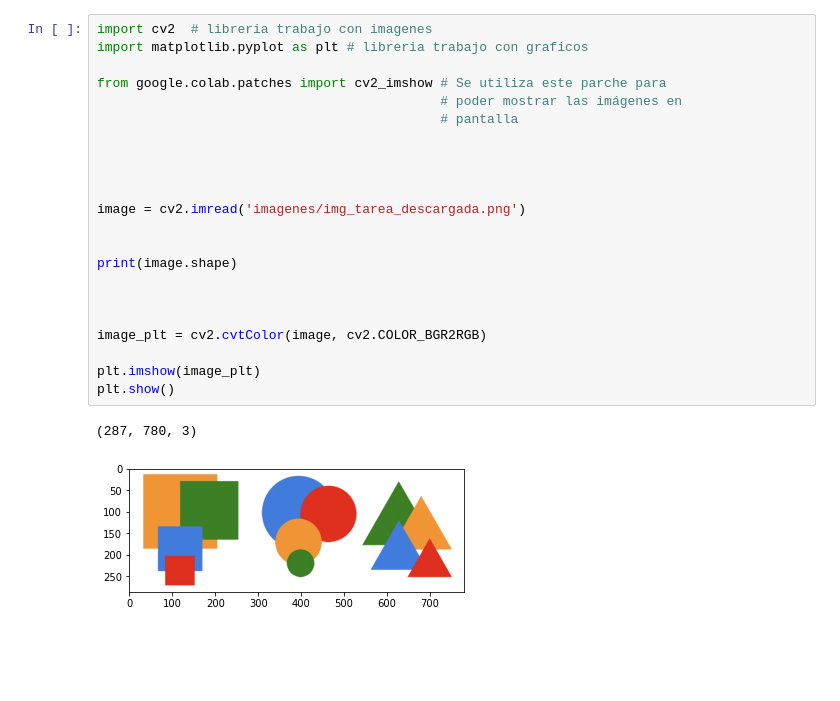
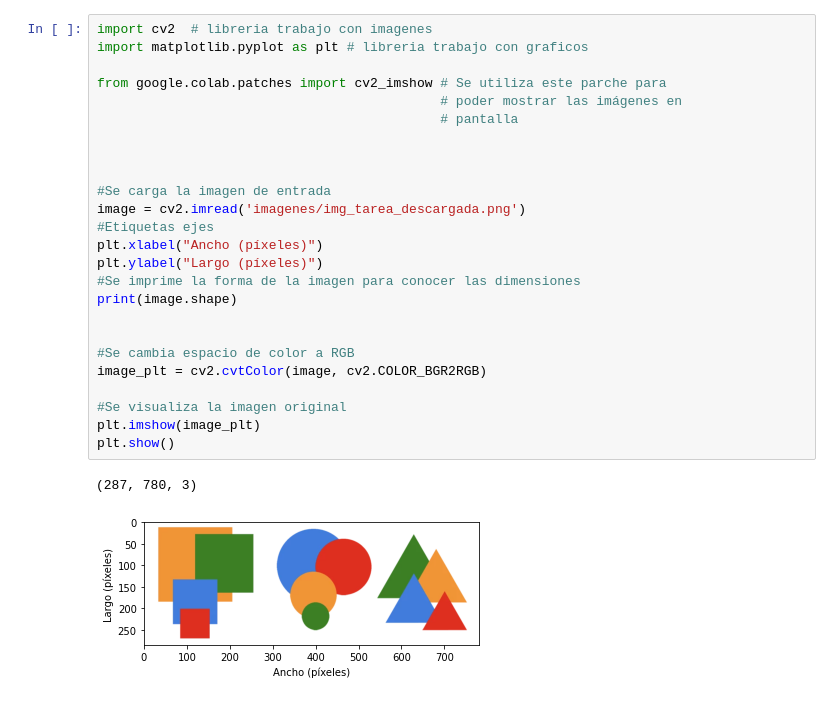
Before and after one commit to CC0R0NAD0/Segmentation-using-multiple-vision-machine-paradigms, a Jupyter notebook: img_pruebas.ipynb, the cells around one changed output. Drawn from its saved outputs; the diff is of its cells as text; blank space fills up the shorter version.

Commit message:
Cambio coloración, imágenes de prueba, final

```diff
--- a/img_pruebas.ipynb
+++ b/img_pruebas.ipynb
@@ -14,26 +26,29 @@ Mounted at /content/drive
 # %%
 import cv2  # libreria trabajo con imagenes
 import matplotlib.pyplot as plt # libreria trabajo con graficos
 
 from google.colab.patches import cv2_imshow # Se utiliza este parche para
                                             # poder mostrar las imágenes en
                                             # pantalla
 
 
 
-
+#Se carga la imagen de entrada
 image = cv2.imread('imagenes/img_tarea_descargada.png')
-
-
+#Etiquetas ejes
+plt.xlabel("Ancho (píxeles)")
+plt.ylabel("Largo (píxeles)")
+#Se imprime la forma de la imagen para conocer las dimensiones
 print(image.shape)
 
 
-
+#Se cambia espacio de color a RGB
 image_plt = cv2.cvtColor(image, cv2.COLOR_BGR2RGB)
 
+#Se visualiza la imagen original
 plt.imshow(image_plt)
 plt.show()
 # %% [output]
 (287, 780, 3)
-[figure, old version]
+[figure, new version]
 # %%
```
Also changed, not shown: parts of 3 cells of this notebook.
